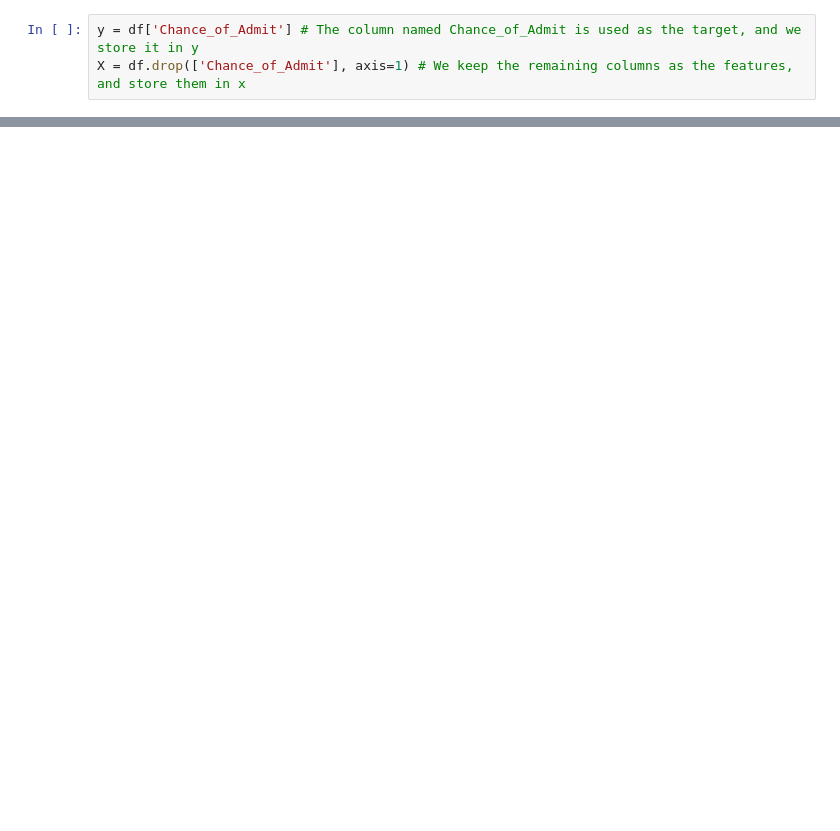
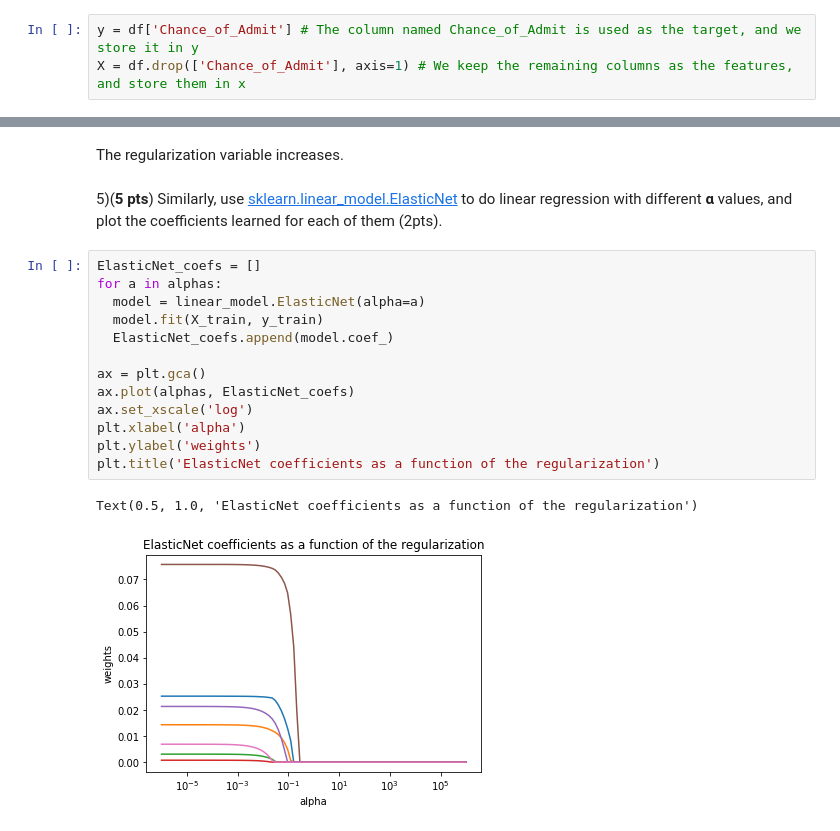
Before and after one commit to allie-touchstone/Advanced-Machine-Learning, a Jupyter notebook: HW 1.ipynb, the cells around one changed output, grey strips where cells are left out. Drawn from its saved outputs; the diff is of its cells as text; blank space fills up the shorter version.

```diff
--- a/HW 1.ipynb
+++ b/HW 1.ipynb
@@ -117,0 +286,20 @@ Why do we need to scale the data before regularization (2pts)?
+# %% [markdown]
+The regularization variable increases.
+# %% [markdown]
+5)(**5 pts**) Similarly, use [sklearn.linear_model.ElasticNet](https://scikit-learn.org/stable/modules/generated/sklearn.linear_model.ElasticNet.html) to do linear regression with different **α** values, and plot the coefficients learned for each of them (2pts).
+# %%
+ElasticNet_coefs = []
+for a in alphas:
+  model = linear_model.ElasticNet(alpha=a)
+  model.fit(X_train, y_train)
+  ElasticNet_coefs.append(model.coef_)
+
+ax = plt.gca()
+ax.plot(alphas, ElasticNet_coefs)
+ax.set_xscale('log')
+plt.xlabel('alpha')
+plt.ylabel('weights')
+plt.title('ElasticNet coefficients as a function of the regularization')
+# %% [output]
+Text(0.5, 1.0, 'ElasticNet coefficients as a function of the regularization')
+[figure, added]
```
Also changed, not shown: parts of 26 cells of this notebook.
